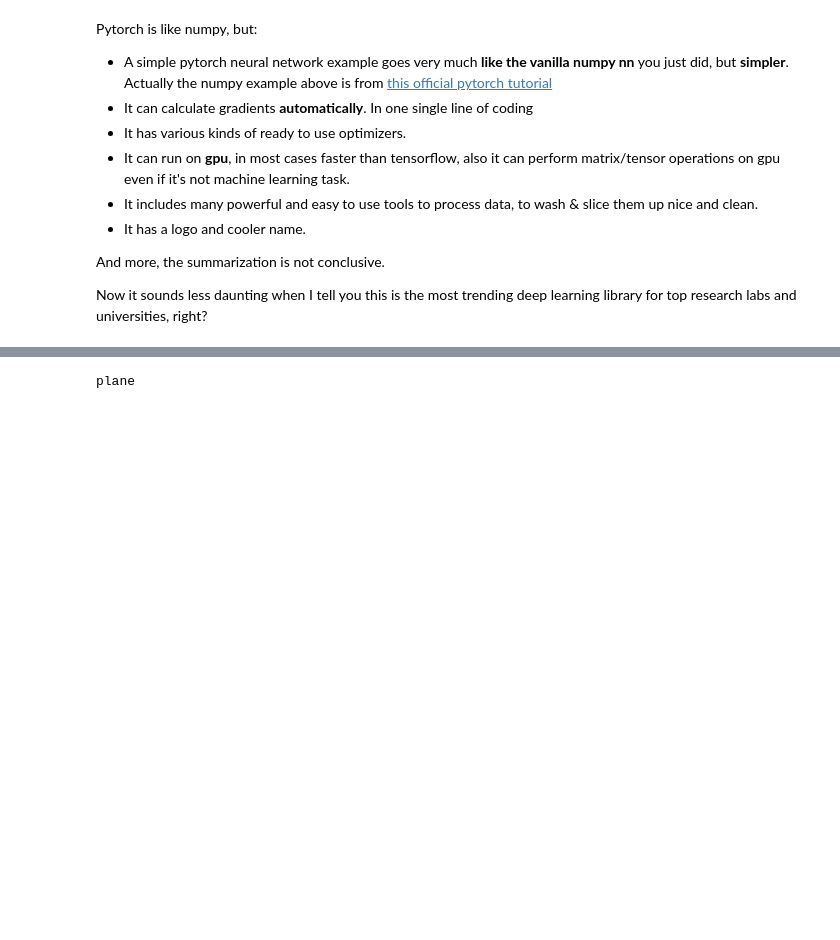
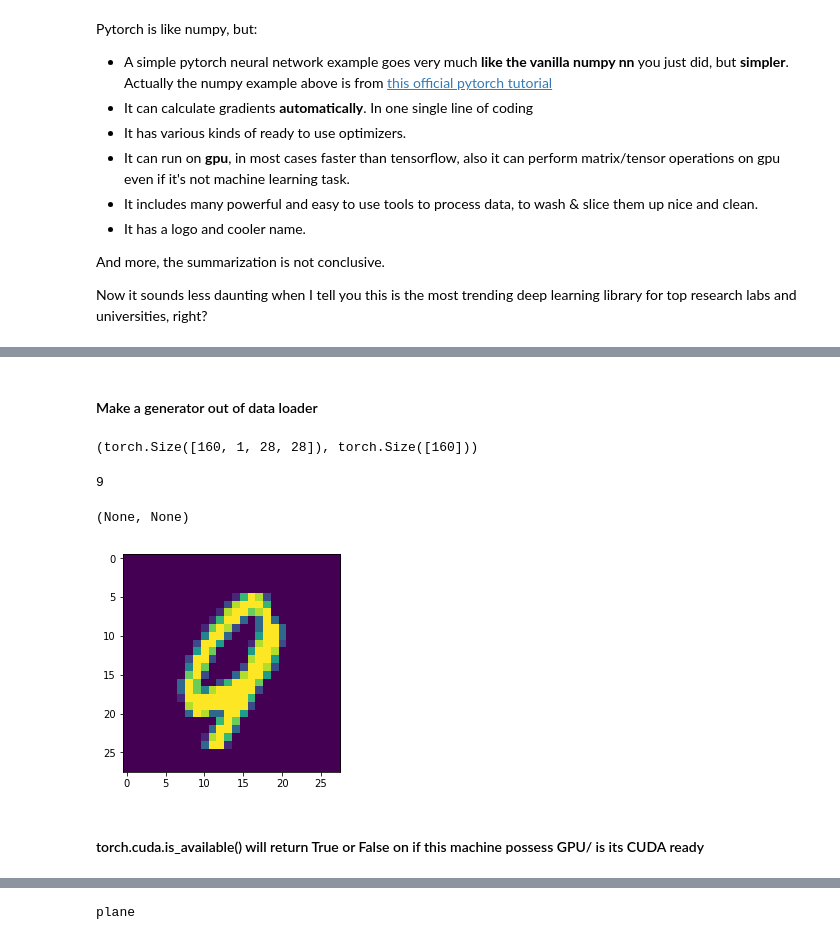
Before and after one commit to raynardj/python4ml, a Jupyter notebook: numpy_vanilla_nn_and_pytorch.ipynb, the cells around one changed output, grey strips where cells are left out. Drawn from its saved outputs; the diff is of its cells as text; code cells hidden in the pictures; blank space fills up the shorter version.

```diff
--- a/numpy_vanilla_nn_and_pytorch.ipynb
+++ b/numpy_vanilla_nn_and_pytorch.ipynb
@@ -89,0 +93,4 @@ from torch.utils.data.dataloader import DataLoader
+# %%
+DL = False
+train_set=MNIST("./data",train=True,download=DL,transform=transform)
+test_set=MNIST("./data",train=False,download=DL,transform=transform)
@@ -89,0 +99,32 @@ from torch.utils.data.dataloader import DataLoader
+# %%
+train_loader = DataLoader(train_set,batch_size=160,num_workers=2,shuffle=True)
+test_loader = DataLoader(test_set,batch_size=160,num_workers=2,shuffle=True)
+# %% [markdown]
+#### Make a generator out of data loader
+# %%
+train_iter=iter(train_loader)
+test_iter=iter(test_loader)
+# %%
+import matplotlib.pyplot as plt
+% matplotlib inline
+# functions to show an image
+
+
+def imshow(img):
+    img = img / 2 + 0.5     # unnormalize
+    npimg = img.numpy()
+    plt.imshow(npimg.reshape(28,28))
+#     plt.imshow(np.transpose(npimg, (1, 2, 0)))
+# %%
+sample=train_iter.__next__()  # structure: x,batch_size, channel, height, width ;y, batch_size
+
+sample[0].size(),sample[1].size()
+# %% [output]
+(torch.Size([160, 1, 28, 28]), torch.Size([160]))
+# %%
+i_ = 4
+imshow(sample[0][i_]),print(sample[1][i_])
+# %% [output]
+9
+(None, None)
+[figure, added]
@@ -89,0 +161,2 @@ from torch.utils.data.dataloader import DataLoader
+# %% [markdown]
+#### torch.cuda.is_available() will return True or False on if this machine possess GPU/ is its CUDA ready
```
Also changed, not shown: parts of 39 cells of this notebook.
